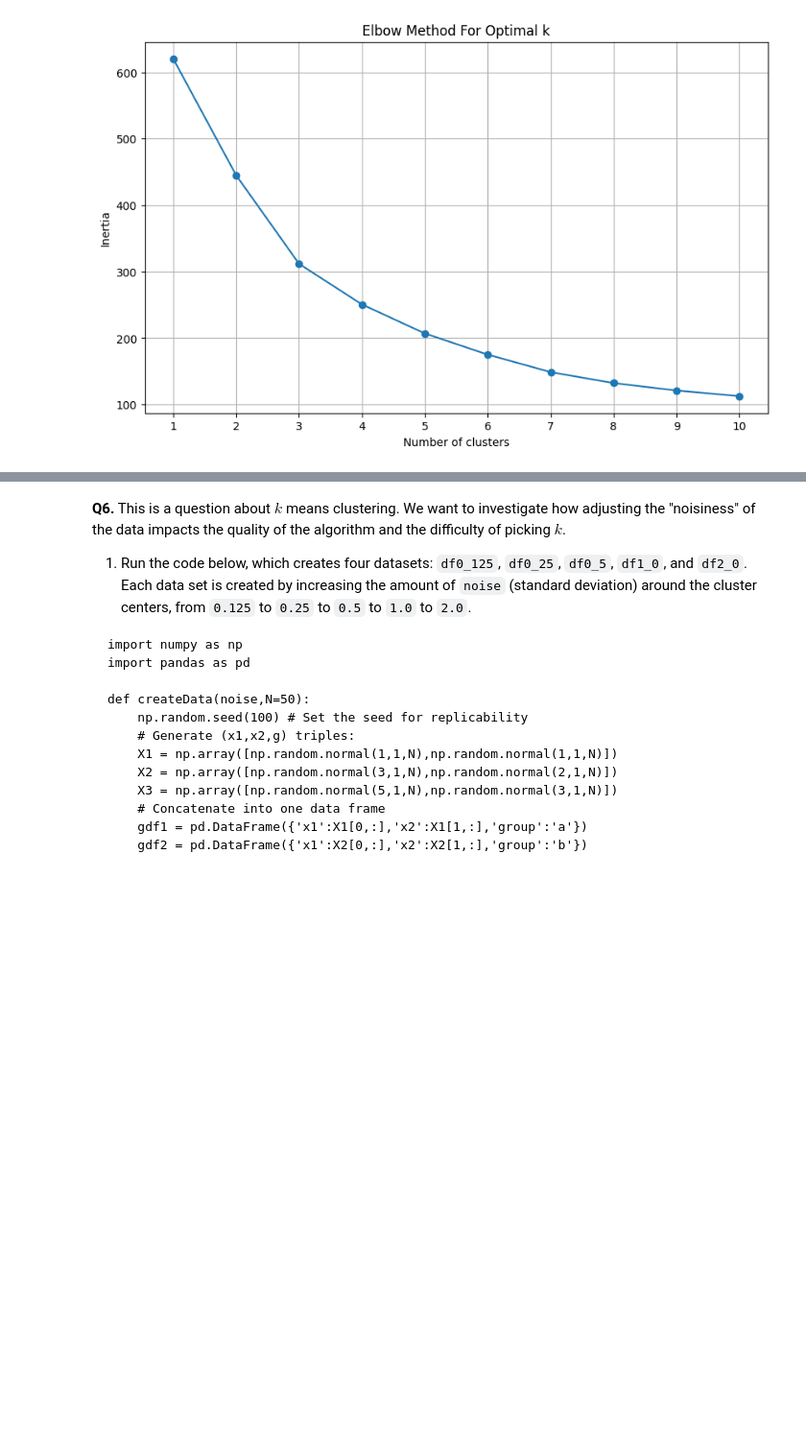
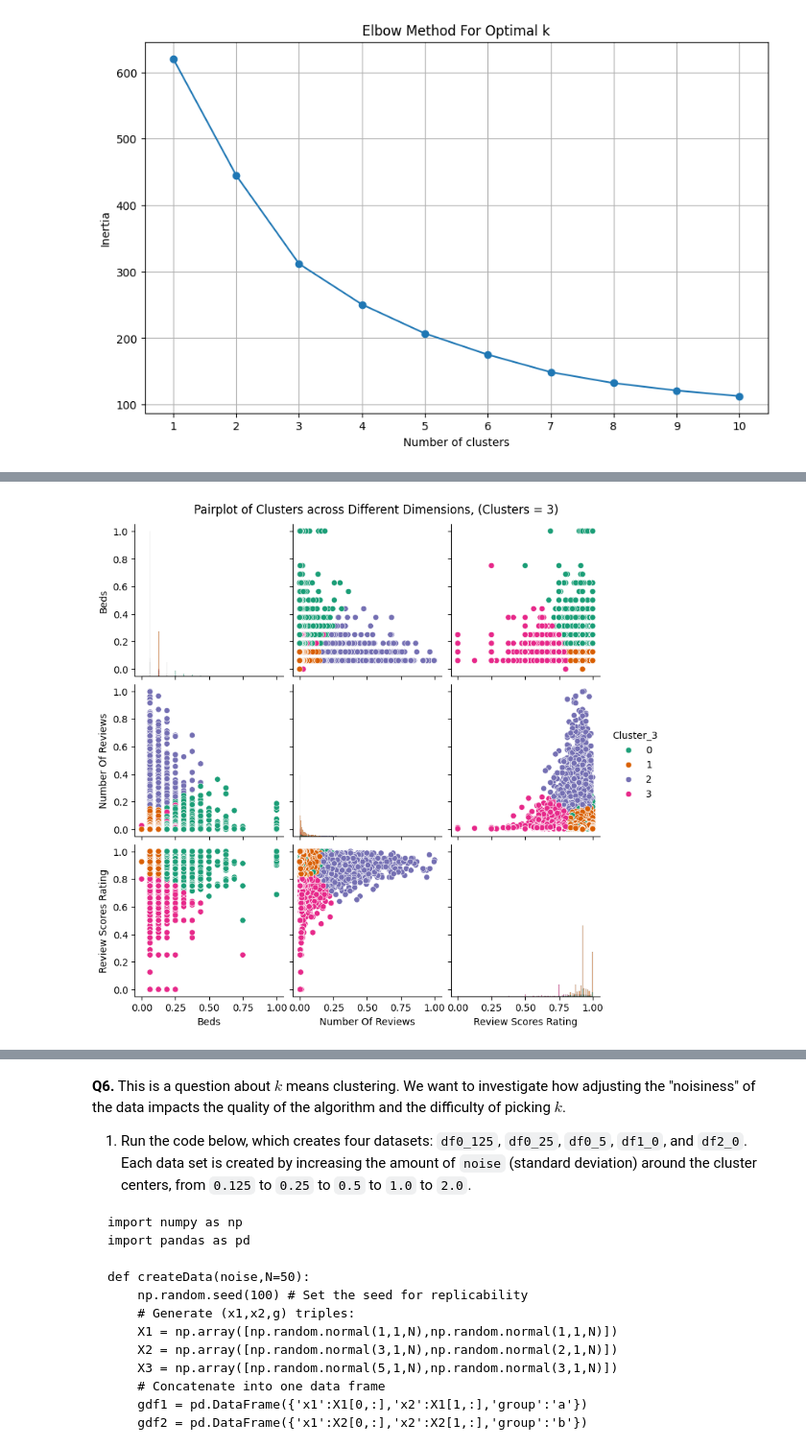
Before and after one commit to TI-Allard/ds3001-assignment3, a Jupyter notebook: assignment_knn_and_kmc.ipynb, the cells around one changed output, grey strips where cells are left out. Shown at 96% size. Saved outputs shown, nothing was run; the diff lists cells and outputs as text; code cells hidden in the pictures; blank space fills up the shorter version.

```diff
--- a/assignment_knn_and_kmc.ipynb
+++ b/assignment_knn_and_kmc.ipynb
@@ -554,3 +557,11 @@ plt.grid(True)
 plt.show()
 # %% [output]
 [figure]
+# %%
+# repeat with three clusters
+
+kmeans = KMeans(n_clusters=4, random_state=42)
+airbnb_data_normalized['Cluster_3'] = kmeans.fit_predict(X)
+
+# checking the clustering result
+airbnb_data_normalized[['Cluster_3'] + features].head(), airbnb_data_normalized['Cluster_3'].value_counts()
@@ -556,0 +580,6 @@ plt.show()
+# %%
+plot = sns.pairplot(data=airbnb_data_normalized, vars=features, hue='Cluster_3', palette='Dark2', diag_kind='hist')
+plt.suptitle("Pairplot of Clusters across Different Dimensions, (Clusters = 3)", y=1.02)
+plt.show()
+# %% [output]
+[figure, added]
```
Also changed, not shown: parts of 3 cells of this notebook.
